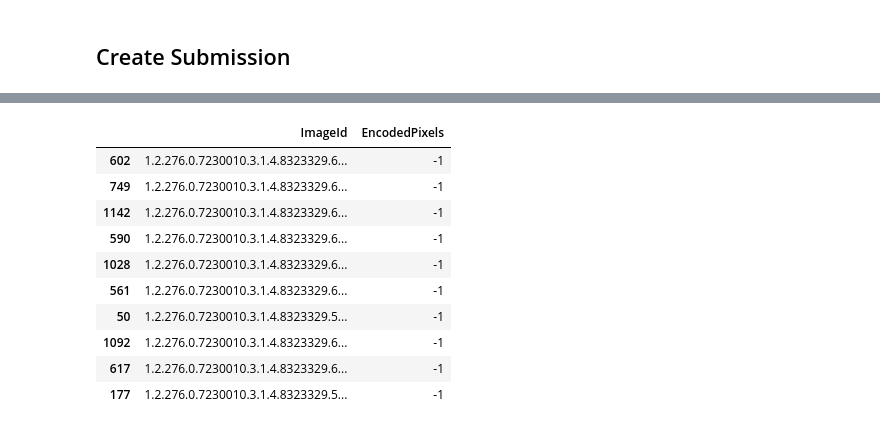
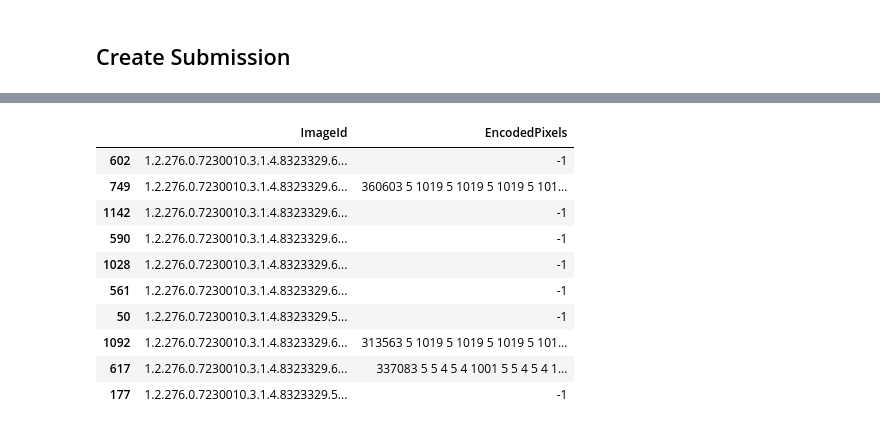
Before and after one commit to Lexie88rus/kaggle-pneumothorax-segmentation, a Jupyter notebook: pneumothorax-segmentation-unet-in-pytorch.ipynb, the cells around one changed output, grey strips where cells are left out. Drawn from its saved outputs; the diff is of its cells as text; code cells hidden in the pictures.

```diff
--- a/pneumothorax-segmentation-unet-in-pytorch.ipynb
+++ b/pneumothorax-segmentation-unet-in-pytorch.ipynb
@@ -73,7 +73,7 @@ def load_data(datafilepath = '../input/siim-train-test/siim/', healthy_num = 200
     for fname in train_fns:
         try:
             if '-1' in df_masks.loc[fname.split('/')[-1][:-4],' EncodedPixels']:
-                if counter <= 2000:
+                if counter <= healthy_num:
                     files_list.append(fname)
                     counter += 1
             else:
@@ -506,8 +563,8 @@ train_fns, test_fns, df_masks, files_list = load_data()
 
 # Training presets
 batch_size = 16
-epochs = 1
-learning_rate = 0.001
+epochs = 50
+learning_rate = 0.00001
 test_split = .1
 
 original_size = 1024
@@ -541,9 +598,8 @@ torch.cuda.empty_cache()
 class param:
     unet_depth = 6
     unet_start_filters = 8
-model = UNet(2, depth=param.unet_depth, start_filts=param.unet_start_filters, merge_mode='concat')
+model = UNet(1, depth=param.unet_depth, start_filts=param.unet_start_filters, merge_mode='concat')
 
-criterion = nn.CrossEntropyLoss()
 optimizer = torch.optim.Adam(model.parameters(), lr=learning_rate)
 
 # Setup device for training
@@ -553,7 +609,7 @@ device = torch.device('cuda:0' if torch.cuda.is_available() else "cpu")
 print('Train the model: \n')
 
 train_stats_df = pd.DataFrame(columns = ['Epoch','Train loss','Test loss'])
-train(model, device, trainloader, testloader, optimizer, criterion, epochs)
+train(model, device, trainloader, testloader, optimizer, epochs)
 
 # Save the model
 #print('Save the model: \n')
@@ -580,17 +651,11 @@ for X, fns in tqdm_notebook(validloader):
     X = Variable(X).cuda()
     output = model(X)
 
-    X_flipped = torch.flip(X, dims = (3,))
-    output_flipped = torch.flip(model(X_flipped), dims = (3,))
+    for i, fname in enumerate(fns):
+        mask = torch.sigmoid(output[i].reshape(224,224)).data.cpu().numpy()
+        mask = binary_opening(mask > 0.9, disk(2))
 
-    for i, fname in enumerate(fns):
-        mask = torch.sigmoid(output[i, 1]).data.cpu().numpy()
-        mask = binary_opening(mask > 0.5, disk(2))
-
-        mask_flipped = torch.sigmoid(output_flipped[i, 1]).data.cpu().numpy()
-        mask_flipped = binary_opening(mask_flipped > 0.5, disk(2))
-
-        im = Image.fromarray(((mask + mask_flipped) / 2 * 255).astype(np.uint8)).resize((original_size,original_size))
+        im = Image.fromarray(((mask)*255).astype(np.uint8)).resize((original_size,original_size))
         im = np.transpose(np.asarray(im))
 
         submission['EncodedPixels'].append(mask2rle(im, original_size, original_size))
@@ -600,17 +665,17 @@ for X, fns in tqdm_notebook(validloader):
 # %%
 submission_df = pd.DataFrame(submission, columns=['ImageId', 'EncodedPixels'])
 submission_df.loc[submission_df.EncodedPixels=='', 'EncodedPixels'] = '-1'
-submission_df.to_csv('submission.csv', index=False)
+submission_df.to_csv('submission09.csv', index=False)
 submission_df.sample(10)
 # %% [output]
 |  | ImageId | EncodedPixels |
 | 602 | 1.2.276.0.7230010.3.1.4.8323329.6... | -1 |
-| 749 | 1.2.276.0.7230010.3.1.4.8323329.6... | -1 |
+| 749 | 1.2.276.0.7230010.3.1.4.8323329.6... | 360603 5 1019 5 1019 5 1019 5 101... |
 | 1142 | 1.2.276.0.7230010.3.1.4.8323329.6... | -1 |
 | 590 | 1.2.276.0.7230010.3.1.4.8323329.6... | -1 |
 | 1028 | 1.2.276.0.7230010.3.1.4.8323329.6... | -1 |
 | 561 | 1.2.276.0.7230010.3.1.4.8323329.6... | -1 |
 | 50 | 1.2.276.0.7230010.3.1.4.8323329.5... | -1 |
-| 1092 | 1.2.276.0.7230010.3.1.4.8323329.6... | -1 |
-| 617 | 1.2.276.0.7230010.3.1.4.8323329.6... | -1 |
+| 1092 | 1.2.276.0.7230010.3.1.4.8323329.6... | 313563 5 1019 5 1019 5 1019 5 101... |
+| 617 | 1.2.276.0.7230010.3.1.4.8323329.6... | 337083 5 5 4 5 4 1001 5 5 4 5 4 1... |
 | 177 | 1.2.276.0.7230010.3.1.4.8323329.5... | -1 |
```
Also changed, not shown: parts of 10 cells of this notebook, 5 other files.
